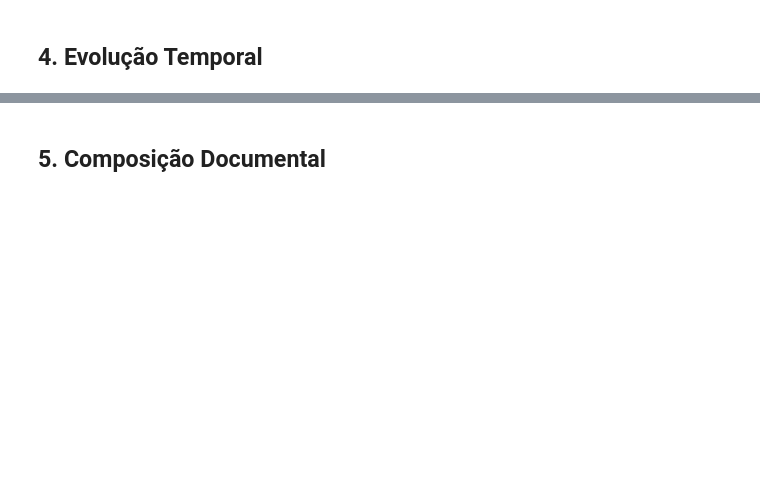
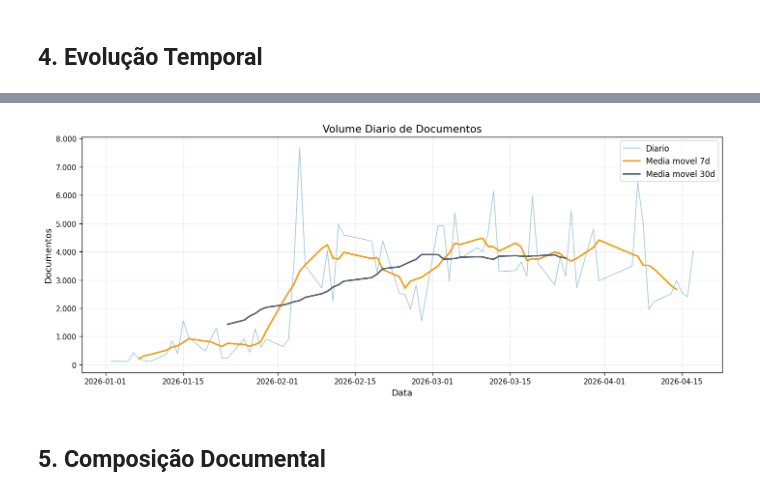
Before and after one commit to fmaignacio/datajud_probe, a Jupyter notebook: notebooks/05_eda_avancada_stj.ipynb, the cells around one changed output, grey strips where cells are left out. Saved outputs shown, nothing was run; the diff lists cells and outputs as text; code cells hidden in the pictures; blank space fills up the shorter version.

```diff
--- a/notebooks/05_eda_avancada_stj.ipynb
+++ b/notebooks/05_eda_avancada_stj.ipynb
@@ -193,21 +232,29 @@ if 'dataPublicacao' in df.columns and df['dataPublicacao'].notna().any():
 # %%
-# Volume diário com média móvel
+# Volume diario com media movel
 if 'dataPublicacao' in df.columns and df['dataPublicacao'].notna().any():
     daily = df.groupby(df['dataPublicacao'].dt.date).size().reset_index(name='documentos')
     daily.columns = ['data', 'documentos']
     daily['data'] = pd.to_datetime(daily['data'])
     daily = daily.sort_values('data')
     daily['ma7'] = daily['documentos'].rolling(7, center=True).mean()
     daily['ma30'] = daily['documentos'].rolling(30, center=True).mean()
 
-    fig = go.Figure()
-    fig.add_trace(go.Scatter(x=daily['data'], y=daily['documentos'], name='Diário', mode='lines', opacity=0.5, line=dict(color='#3498DB', width=1)))
-    fig.add_trace(go.Scatter(x=daily['data'], y=daily['ma7'], name='Média Móvel 7d',
-                            mode='lines', line=dict(color='#F39C12', width=2)))
-    fig.update_layout(title='Volume Diário de Documentos',
-                     xaxis_title='Data', yaxis_title='Documentos',
-                     hovermode='x unified', height=500)
+    fig, ax = plt.subplots(figsize=(12, 5))
+    ax.plot(daily['data'], daily['documentos'], color='#2E86AB', alpha=0.45, linewidth=1, label='Diario')
+    ax.plot(daily['data'], daily['ma7'], color='#F39C12', linewidth=2, label='Media movel 7d')
+    if daily['ma30'].notna().any():
+        ax.plot(daily['data'], daily['ma30'], color='#566573', linewidth=2, label='Media movel 30d')
+    ax.set_title('Volume Diario de Documentos')
+    ax.set_xlabel('Data')
+    ax.set_ylabel('Documentos')
+    ax.yaxis.set_major_formatter(THOUSANDS)
+    ax.legend()
+    ax.grid(alpha=0.25)
     show_fig(fig, '02_volume_diario')
+else:
+    print('Sem dataPublicacao valida para grafico temporal.')
+# %% [output]
+[figure, added]
 # %% [markdown]
 ## 5. Composição Documental
 # %%
```
Also changed, not shown: parts of 15 cells of this notebook, 9 other files.
